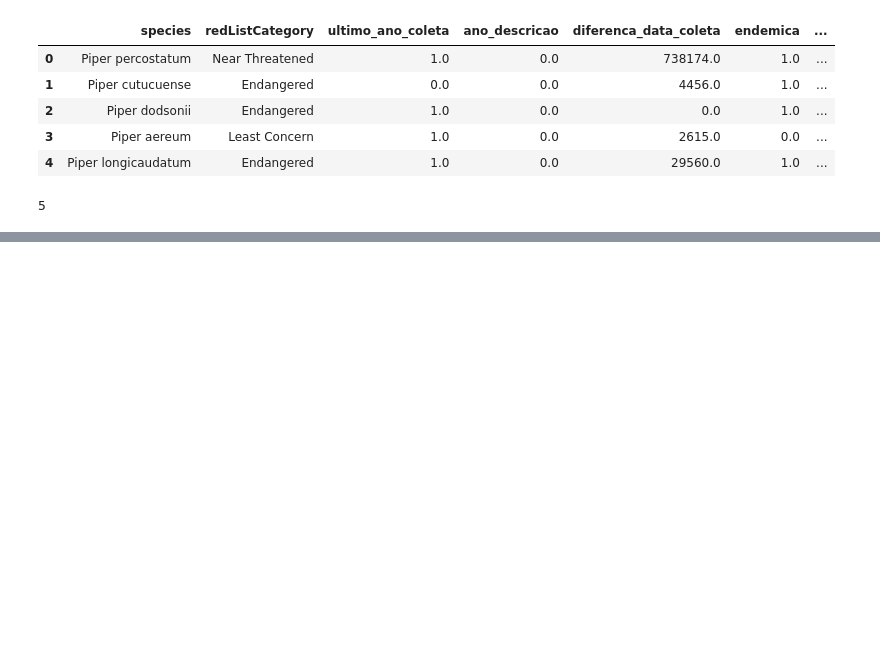
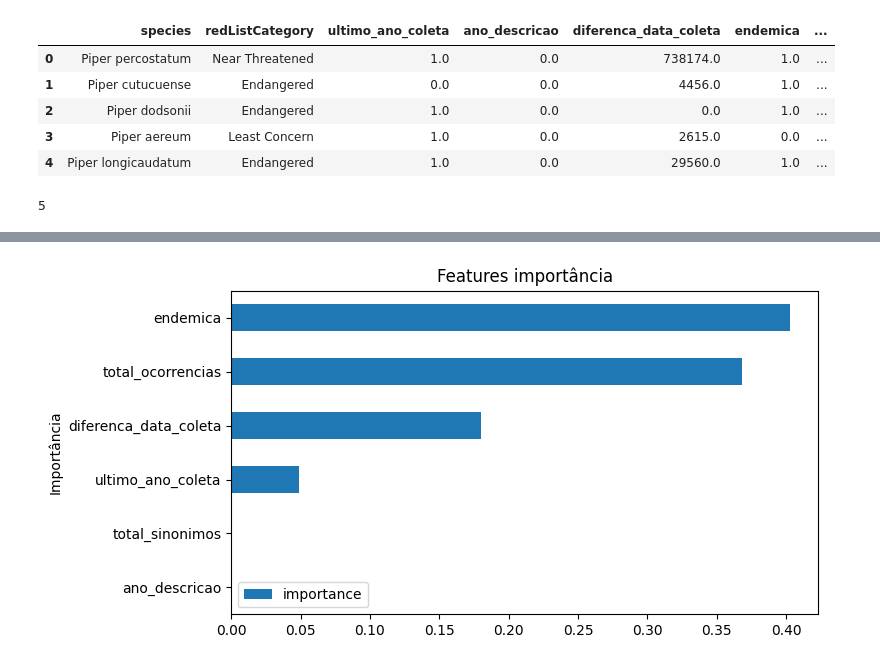
Before and after one commit to xaaaandao/din4072-applied-data-science, a Jupyter notebook: 09clf.ipynb, the cells around one changed output, grey strips where cells are left out. Saved outputs shown, nothing was run; the diff lists cells and outputs as text; code cells hidden in the pictures; blank space fills up the shorter version.

```diff
--- a/09clf.ipynb
+++ b/09clf.ipynb
@@ -105,2 +105,11 @@ feature_importance
+# %%
+feature_importance.plot(kind="barh", x="feature", y="importance", figsize=(8,4))
+plt.ylabel("Importância")
+plt.title("Features importância")
+plt.savefig("feature-importance.png")
+plt.tight_layout()
+plt.show()
+# %% [output]
+[figure, added]
 # %%
 cm = confusion_matrix(y_test, y_pred)
```
Also changed, not shown: parts of 6 cells of this notebook, 5 other files.
